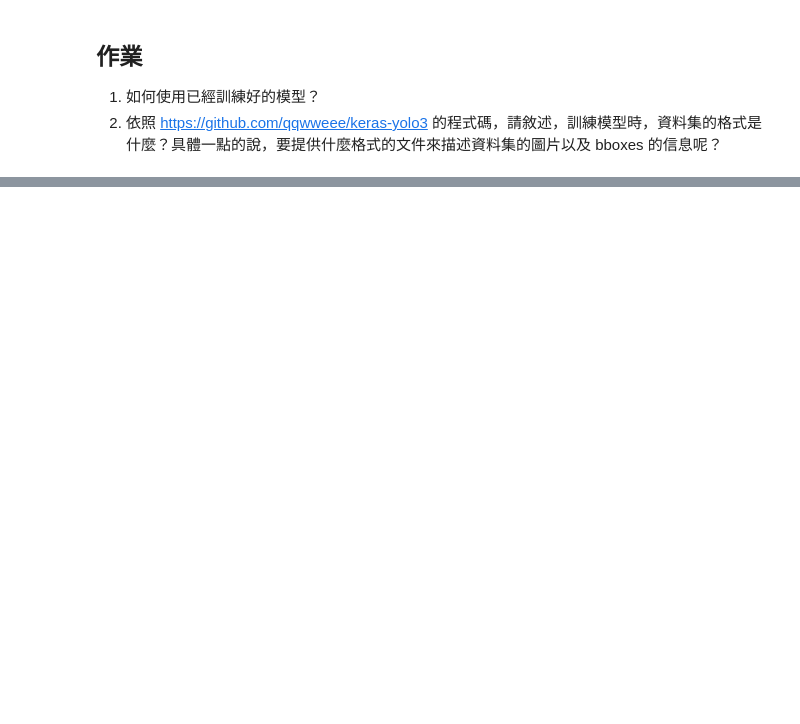
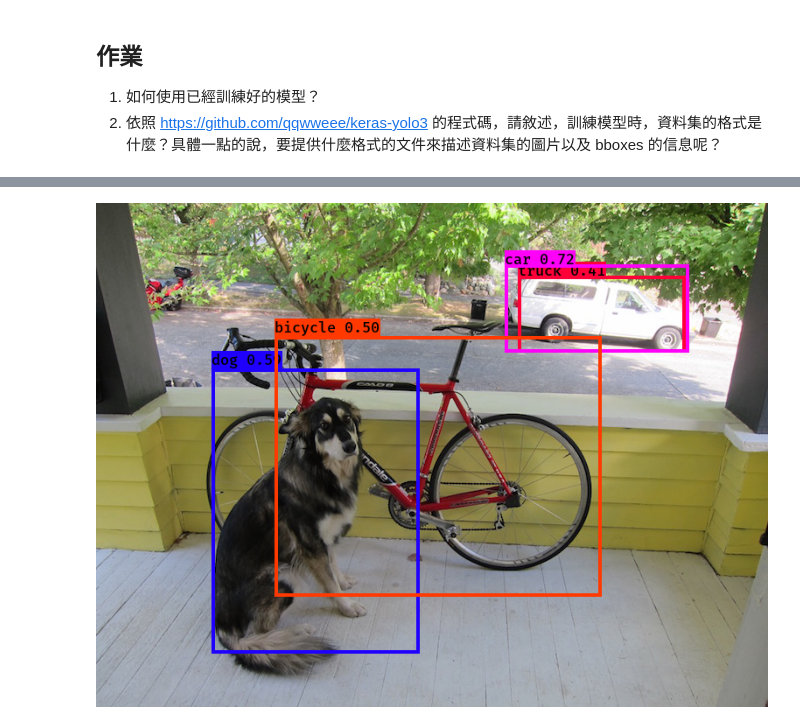
Before and after one commit to PatrickRuan/DL-CVMarathon, a Jupyter notebook: homework/Day41_train_yolov3_HW.ipynb, the cells around one changed output, grey strips where cells are left out. Cells and saved outputs as stored; diff of their text form; code cells hidden in the pictures; blank space fills up the shorter version.

```diff
--- a/homework/Day41_train_yolov3_HW.ipynb
+++ b/homework/Day41_train_yolov3_HW.ipynb
@@ -23,0 +59,7 @@ image = Image.open('dog.jpg')
+# %%
+from yolo import YOLO
+#yolo_model = YOLO(model_path='logs/000/trained_weights_final.h5', classes_path="model_data/voc_classes.txt")
+#yolo_model = YOLO(model_path='model_data/yolo.h5', classes_path="model_data/voc_classes.txt")
+yolo_model = YOLO(model_path = 'model_data/yolov3-tiny.h5', anchors_path = 'model_data/tiny_yolo_anchors.txt') # 提供 tiny-yolov3 的模型以及 anchor 檔案來初始化 YOLO
+
+r_image = yolo_model.detect_image(image)
@@ -23,0 +75,4 @@ image = Image.open('dog.jpg')
+# %%
+r_image
+# %% [output]
+[figure, added]
```
Also changed, not shown: parts of 11 cells of this notebook.
